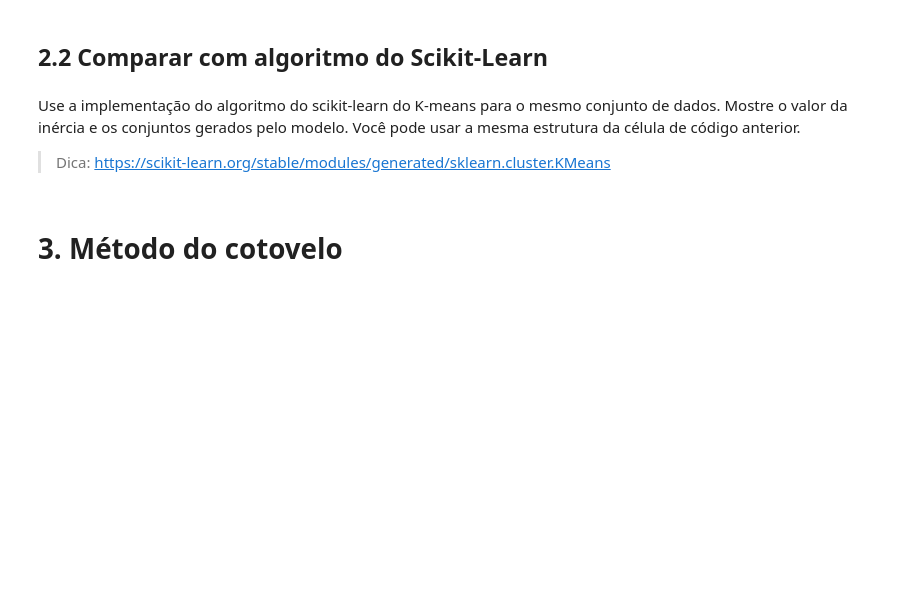
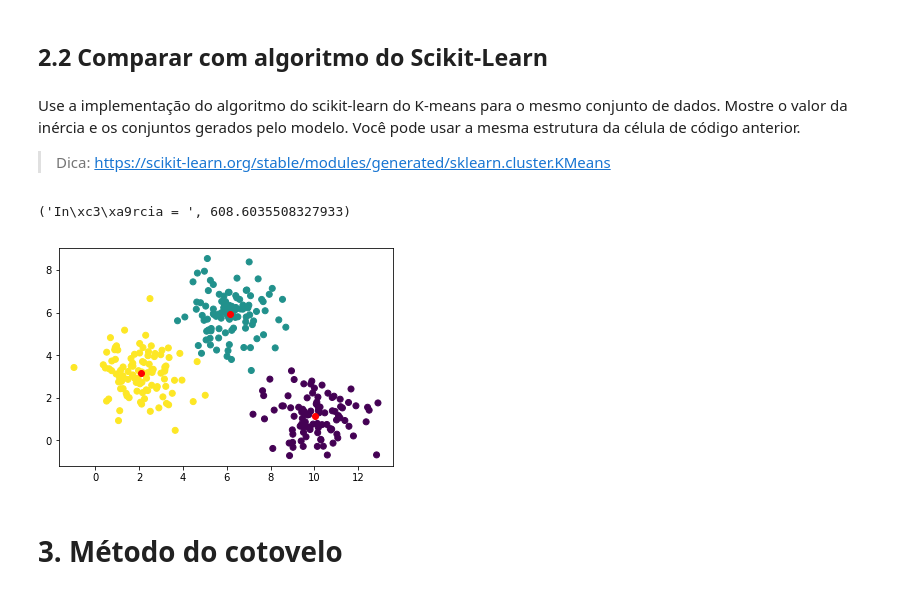
Before and after one commit to emanuel-tosto/Data_Science, a Jupyter notebook: Clusterizacao/Notebook_KMeans_Assignment.ipynb, the cells around one changed output. Drawn from its saved outputs; the diff is of its cells as text; code cells hidden in the pictures; blank space fills up the shorter version.

Commit message:
Clusterizaçao faltando item 2 e 3 questao 4

```diff
--- a/Clusterizacao/Notebook_KMeans_Assignment.ipynb
+++ b/Clusterizacao/Notebook_KMeans_Assignment.ipynb
@@ -106,6 +109,7 @@ def euclidean_distance(a, b):
 
     #### CODE HERE ####
 
+    distance = np.linalg.norm(a - b)
 
     ### END OF CODE ###
 
@@ -280,7 +303,15 @@ def update_centroids(dataset, centroids, nearest_indexes):
     """
 
     #### CODE HERE ####
-
+    centroids_old = np.zeros(centroids.shape)
+    error = 1
+    # Loop will run till the error becomes zero
+    centroids_old = copy.deepcopy(centroids)
+    # Finding the new centroids by taking the average value
+    for i in range(len(centroids)):
+        points = [dataset[j] for j in range(len(dataset)) if nearest_indexes[j] == i]
+        centroids[i] = np.mean(points, axis=0)
+    error = euclidean_distance(centroids, centroids_old)
 
     ### END OF CODE ###
 
@@ -318,29 +351,34 @@ class KMeans():
         self.n_clusters = n_clusters
         self.max_iter = max_iter
 
-    def fit(self,X):
+    def fit(self,dataset):
 
         # Inicializa os centróides
-        self.cluster_centers_ = [None]
+        self.cluster_centers_ = calculate_initial_centers(dataset, self.n_clusters)
 
         # Computa o cluster de cada amostra
-        self.labels_ = [None]
+        self.labels_ = all_nearest_centroids(dataset, self.cluster_centers_)
 
         # Calcula a inércia inicial
-        old_inertia = [None]
+        old_inertia = inertia(dataset, self.cluster_centers_, self.labels_)
 
-        for index in [None]:
+        for index in range(self.max_iter):
 
             #### CODE HERE ####
-
-
+            self.cluster_centers_ = update_centroids(dataset, self.cluster_centers_, self.labels_)
+            self.labels_ = all_nearest_centroids(dataset, self.cluster_centers_)
+            self.inertia_ = inertia(dataset, self.cluster_centers_, self.labels_)
+            if(old_inertia == self.inertia_):
+                break
+            else:
+                old_inertia = self.inertia_
             ### END OF CODE ###
 
         return self
 
     def predict(self, X):
 
-        return [None]
+        return all_nearest_centroids(X, self.cluster_centers_)
 # %% [markdown]
 Verifique o resultado do algoritmo abaixo!
 # %%
@@ -363,3 +402,18 @@ Use a implementação do algoritmo do scikit-learn do K-means para o mesmo conju
+# %%
+#### CODE HERE ####
+import sklearn.cluster
+kmeans_do_scikit = sklearn.cluster.KMeans(n_clusters=3)
+kmeans_do_scikit.fit(dataset)
+print("Inércia = ", kmeans.inertia_)
+
+plt.scatter(dataset[:,0], dataset[:,1], c=kmeans_do_scikit.labels_)
+plt.scatter(kmeans_do_scikit.cluster_centers_[:,0],
+            kmeans_do_scikit.cluster_centers_[:,1], c='red')
+
+plt.show()
+# %% [output]
+('In\xc3\xa9rcia = ', 608.6035508327933)
+[figure, added]
 # %% [markdown]
 # 3. Método do cotovelo
 # %% [markdown]
```
Also changed, not shown: parts of 19 cells of this notebook, 2 other files.
